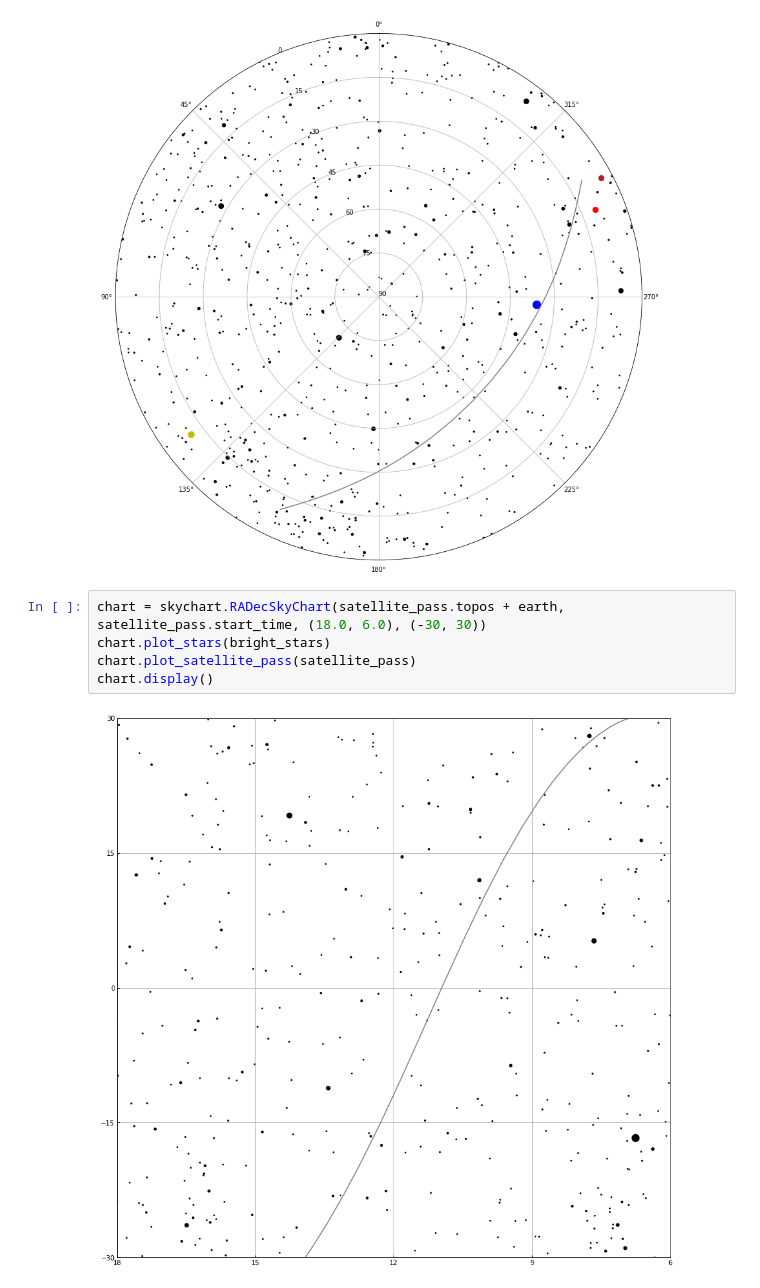
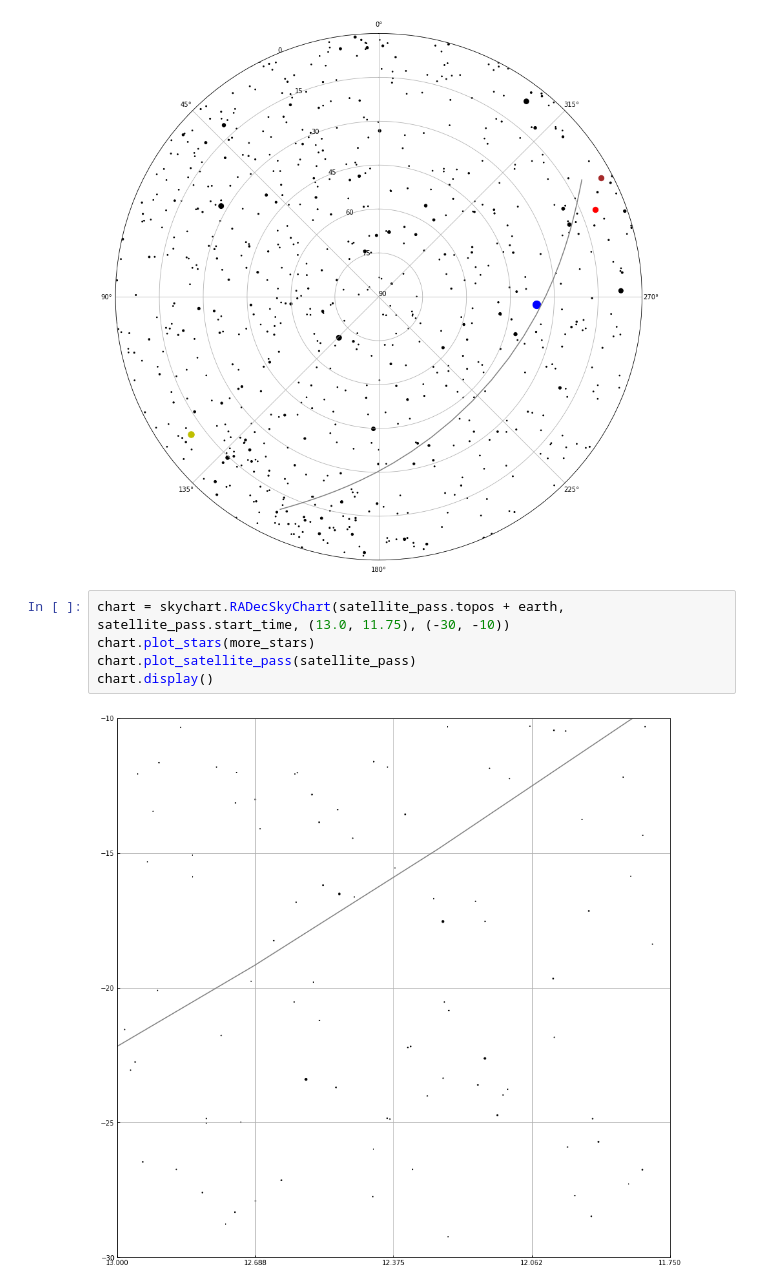
Before and after one commit to bradleypallen/skyfield-notebooks, a Jupyter notebook: Satellite Predictions Using Skyfield.ipynb, the cells around one changed output. Saved outputs shown, nothing was run; the diff lists cells and outputs as text.

```diff
--- a/Satellite Predictions Using Skyfield.ipynb
+++ b/Satellite Predictions Using Skyfield.ipynb
@@ -116,9 +116,9 @@ chart.display()
 # %% [output]
 [figure]
 # %%
-chart = skychart.RADecSkyChart(satellite_pass.topos + earth, satellite_pass.start_time, (18.0, 6.0), (-30, 30))
-chart.plot_stars(bright_stars)
+chart = skychart.RADecSkyChart(satellite_pass.topos + earth, satellite_pass.start_time, (13.0, 11.75), (-30, -10))
+chart.plot_stars(more_stars)
 chart.plot_satellite_pass(satellite_pass)
 chart.display()
 # %% [output]
-[figure, old version]
+[figure, new version]
```
Also changed, not shown: parts of 4 cells of this notebook, 5 other files.
